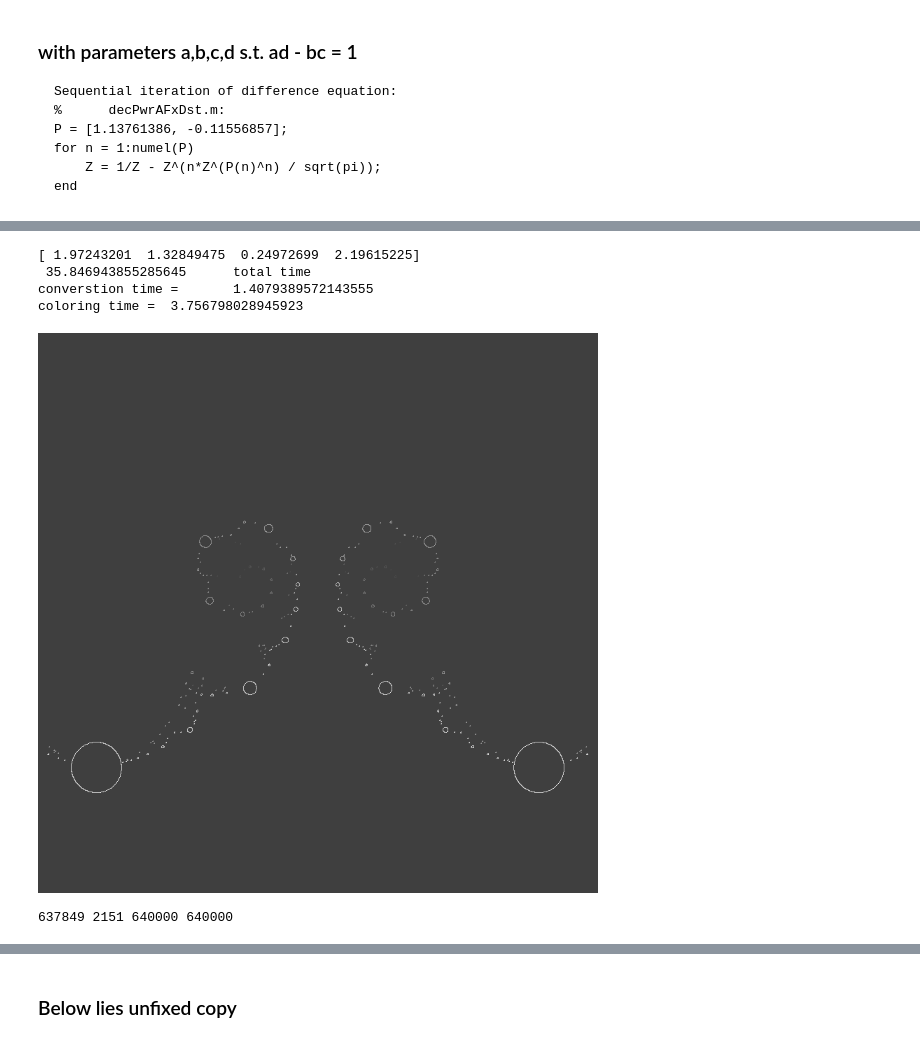
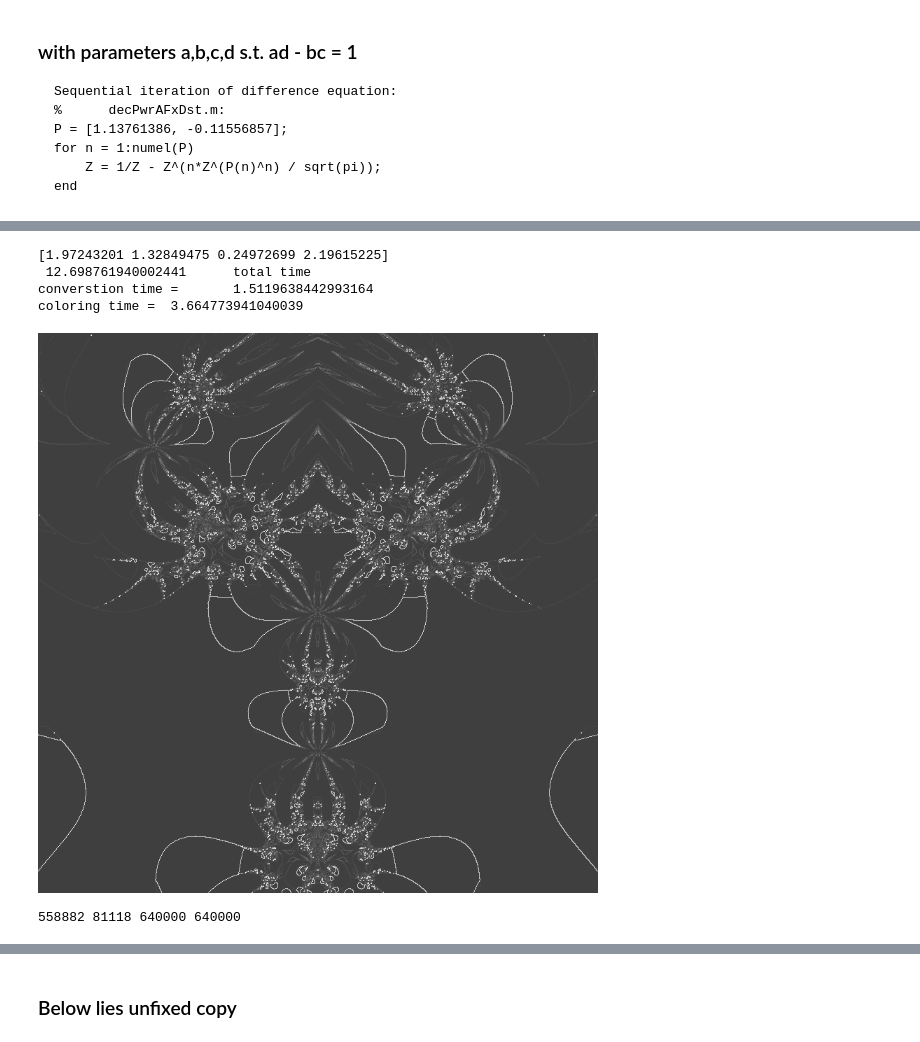
Before and after one commit to dlanier/FlyingMachineFractal, a Jupyter notebook: fig_notebooks/decPwrAFx.ipynb, the cells around one changed output, grey strips where cells are left out. Cells and saved outputs as stored; diff of their text form; code cells hidden in the pictures.

```diff
--- a/fig_notebooks/decPwrAFx.ipynb
+++ b/fig_notebooks/decPwrAFx.ipynb
@@ -146,39 +134,39 @@ P = np.array([1.97243201,  1.32849475,  0.24972699,  2.19615225])
 N = 800
 par_set = {'n_rows': N, 'n_cols': N}
 par_set['center_point'] = 0.0 + 0.0j
 par_set['theta'] = np.pi / 2
 par_set['zoom'] = 1/2
 
 par_set['it_max'] = 16
 par_set['max_d'] = 12 / par_set['zoom']
 par_set['dir_path'] = os.getcwd()
 
-list_tuple = [(tanh_lmbd, (P))]
+list_tuple = [(decPwrAFx, (P))]
 
 t0 = time.time()
 ET, Z, Z0 = ig.get_primitives(list_tuple, par_set)
 tt = time.time() - t0
 print(P, '\n', tt, '\t total time')
 
 t0 = time.time()
 Zd, Zr, ETn = ncp.etg_norm(Z0, Z, ET)
 print('converstion time =\t', time.time() - t0)
 
 t0 = time.time()
 # ZrN = ncp.range_norm(Zr, lo=0.25, hi=1.0)
 # R = ncp.gray_mat(ZrN)
 
 ZrN = ncp.range_norm(gu.grad_Im(ETn), lo=0.25, hi=1.0)
 R = ncp.gray_mat(ZrN)
 
 print('coloring time =\t',time.time() - t0)
 display(R)
 # %% [output]
-[ 1.97243201  1.32849475  0.24972699  2.19615225]
- 35.846943855285645      total time
-converstion time =       1.4079389572143555
-coloring time =  3.756798028945923
+[1.97243201 1.32849475 0.24972699 2.19615225]
+ 12.698761940002441      total time
+converstion time =       1.5119638442993164
+coloring time =  3.664773941040039
-[figure, old version]
+[figure, new version]
 # %%
 # def grad_pct(X):
 #     """ percentage of X s.t gradient > 0 """
@@ -196,7 +184,7 @@ nb = (I > 0).sum()
 
 print(nz, nb, ETn.shape[0] * ETn.shape[1], nz + nb)
 # %% [output]
-637849 2151 640000 640000
+558882 81118 640000 640000
 # %%
 P0 = [ 1.68458678,  1.72346312,  0.53931956,  2.92623535]
 P1 = [ 1.99808082,  0.68298986,  0.80686446,  2.27772581]
```
Also changed, not shown: parts of 10 cells of this notebook.
